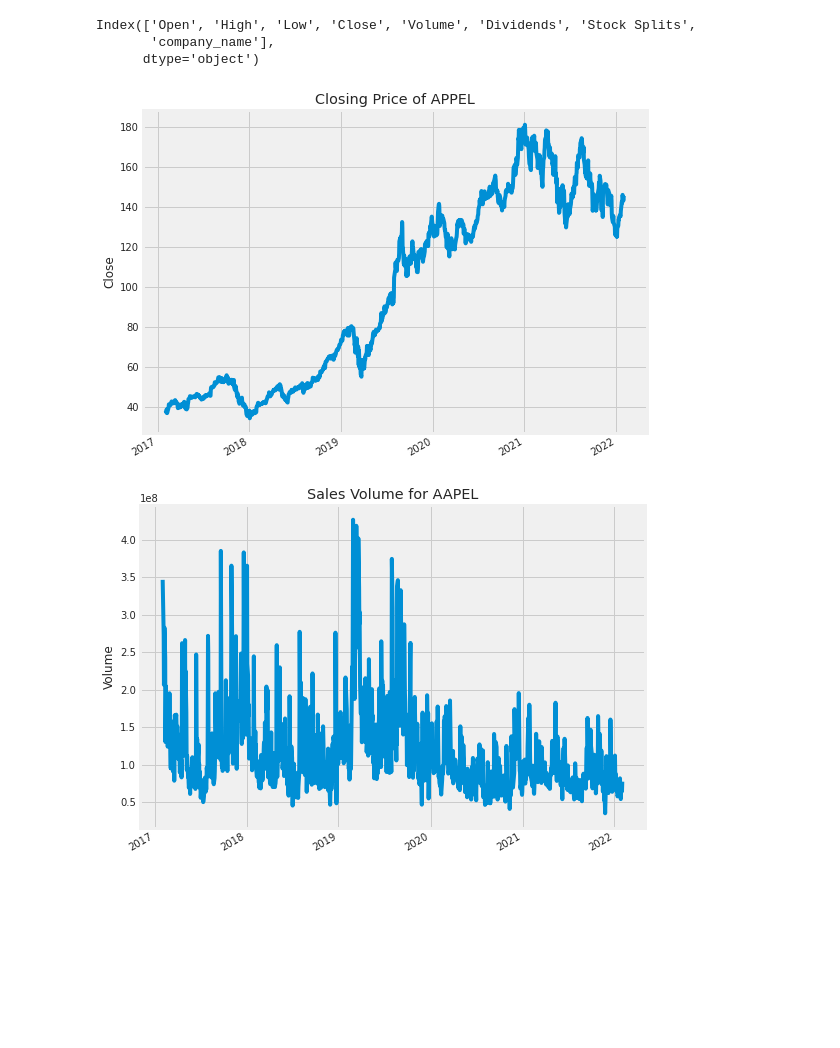
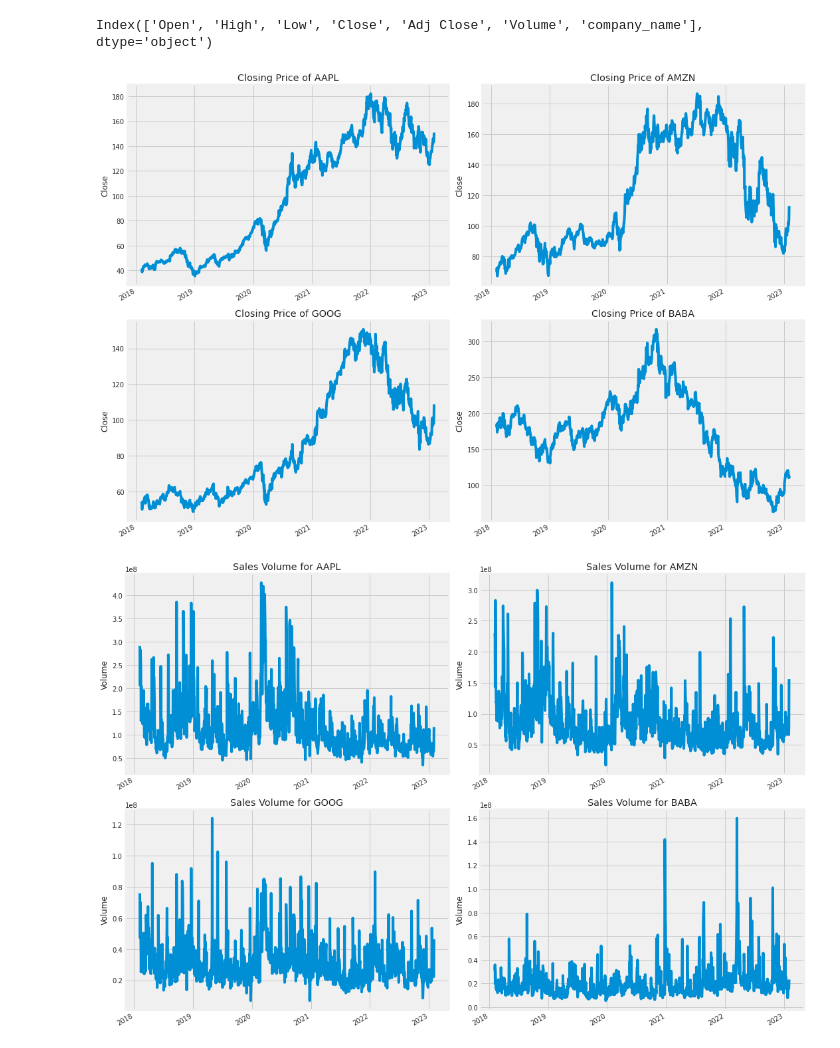
Before and after one commit to FerdyBerlianoP/Stock-Data-Analysis-with-LSTM, a Jupyter notebook: Stock_Data_Analyst_with_LSTM.ipynb, the cells around one changed output. Drawn from its saved outputs; the diff is of its cells as text; code cells hidden in the pictures; blank space fills up the shorter version.

```diff
--- a/Stock_Data_Analyst_with_LSTM.ipynb
+++ b/Stock_Data_Analyst_with_LSTM.ipynb
@@ -33,17 +19,15 @@ plt.style.use("fivethirtyeight")
 from datetime import datetime
 # %%
-# df=pd.read_csv("/kaggle/input/tesla-inc-tsla-stock-price/TSLA.csv")
-df = yf.Ticker("AAPL").history(period="5y")
-# df['weekday'] = df.index.weekday
-# df['month_year'] = df.index.to_period('M')
-# friday_groupy = df[df['weekday'] == 4].groupby(['month_year'])
-#df.tail(10)
-AAPL=df
-company_list = [AAPL]
-company_name = ["AAPL"]
+data = ['AAPL', 'AMZN', 'GOOG', 'BABA']
+
+for stock in data:
+    globals()[stock] = yf.download(stock, period='5y')
+
+company_list = [AAPL, AMZN, GOOG, BABA]
+company_name = ['AAPL', 'AMZN', 'GOOG', 'BABA']
 for company, com_name in zip(company_list, company_name):
     company["company_name"] = com_name
 
 df = pd.concat(company_list, axis=0)
-df.tail(10)
+df
 # %% [output]
@@ -92,9 +81,7 @@ memory usage: 88.5+ KB
 # %%
 df.columns
 # %% [output]
-Index(['Open', 'High', 'Low', 'Close', 'Volume', 'Dividends', 'Stock Splits',
-       'company_name'],
-      dtype='object')
+Index(['Open', 'High', 'Low', 'Close', 'Adj Close', 'Volume', 'company_name'], dtype='object')
 # %%
 plt.figure(figsize=(15, 10))
 plt.subplots_adjust(top=1.25, bottom=1.2)
@@ -104,23 +91,23 @@ for i, company in enumerate(company_list, 1):
     company['Close'].plot()
     plt.ylabel('Close')
     plt.xlabel(None)
-    plt.title("Closing Price of APPEL")
+    plt.title(f"Closing Price of {data[i-1]}")
 
 
 plt.tight_layout()
 # %% [output]
-[figure, old version]
+[figure, new version]
 # %%
 plt.figure(figsize=(15, 10))
 plt.subplots_adjust(top=1.25, bottom=1.2)
 
 for i, company in enumerate(company_list, 1):
     plt.subplot(2, 2, i)
     company['Volume'].plot()
     plt.ylabel('Volume')
     plt.xlabel(None)
-    plt.title("Sales Volume for AAPEL")
+    plt.title(f"Sales Volume for {data[i-1]}")
 
 plt.tight_layout()
 # %% [output]
-[figure, old version]
+[figure, new version]
```
Also changed, not shown: parts of 26 cells of this notebook.
